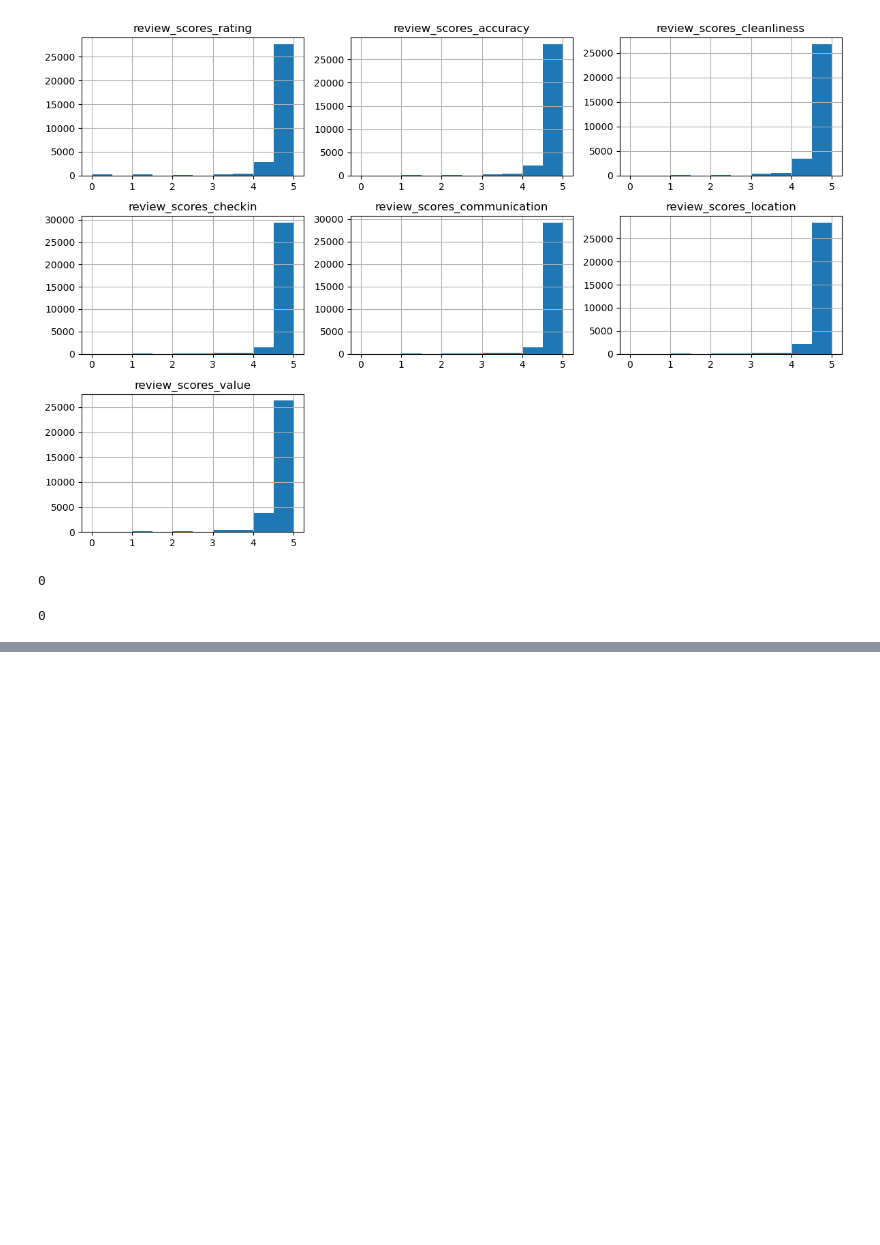
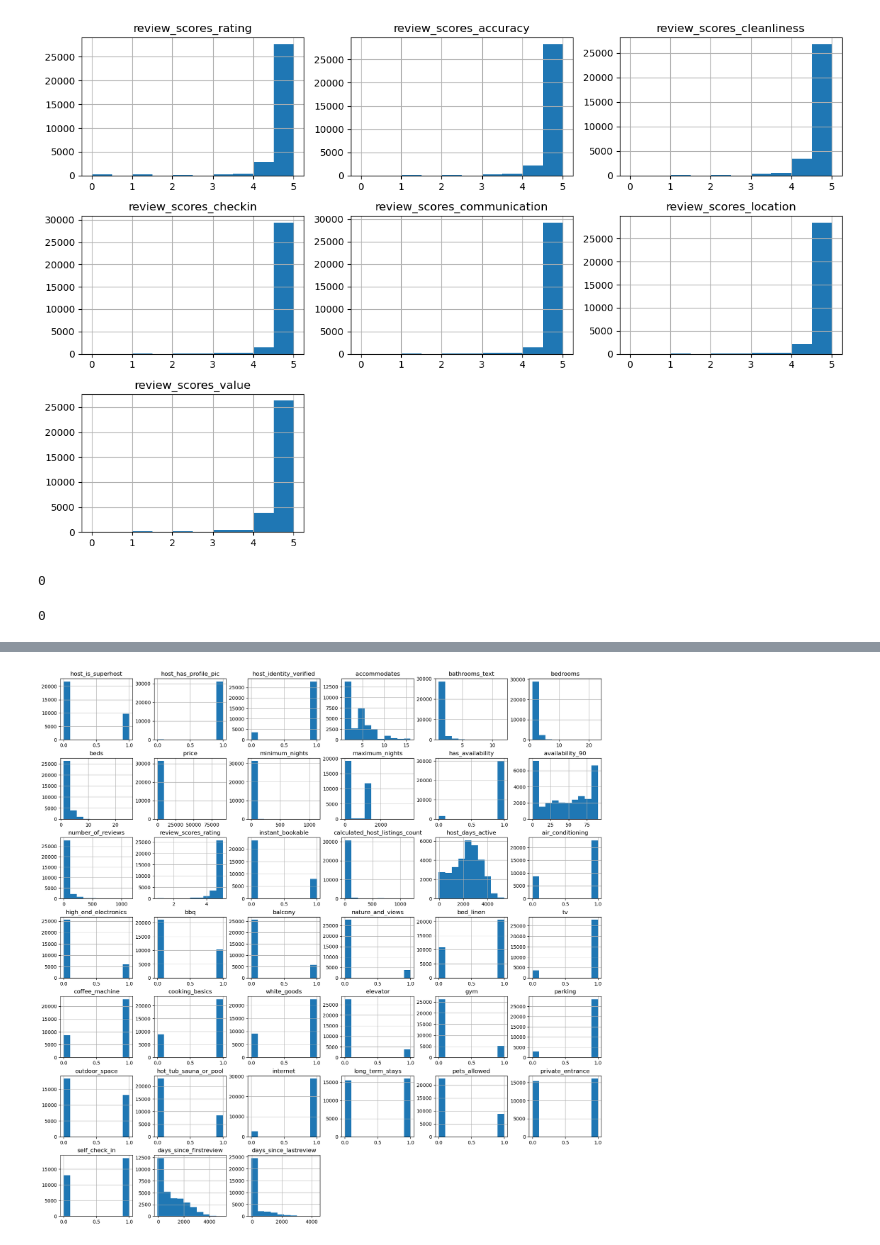
Before and after one commit to gabriela-aurele/Airbnb-Data-Science-Capstone-, a Jupyter notebook: Notebooks/DataWrangling-EDA.ipynb, the cells around one changed output, grey strips where cells are left out. Drawn from its saved outputs; the diff is of its cells as text; code cells hidden in the pictures; blank space fills up the shorter version.

```diff
--- a/Notebooks/DataWrangling-EDA.ipynb
+++ b/Notebooks/DataWrangling-EDA.ipynb
@@ -330,3 +479,5 @@ df['last_review'].isna().sum()
+# %%
+df.drop(['first_review', 'last_review'], axis=1, inplace=True)
 # %%
 variables_to_plot = list(df.columns[df.columns.str.startswith("review_scores") == True])
 fig = plt.figure(figsize=(12,8))
@@ -338,6 +489,9 @@ fig.tight_layout()
 plt.show()
 # %% [output]
 [figure]
+# %%
+#dropping all but overall rating
+df.drop(['review_scores_accuracy', 'review_scores_cleanliness', 'review_scores_checkin', 'review_scores_communication', 'review_scores_location', 'review_scores_value'], axis=1, inplace=True)
 # %%
 df.drop(['availability_30', 'availability_60', 'availability_365'], axis=1, inplace=True)
 # %%
@@ -408,0 +536,5 @@ plt.show()
+# %%
+# Plotting the distribution of numerical and boolean categories
+df.hist(figsize=(20,20));
+# %% [output]
+[figure, added]
```
Also changed, not shown: parts of 41 cells of this notebook.
